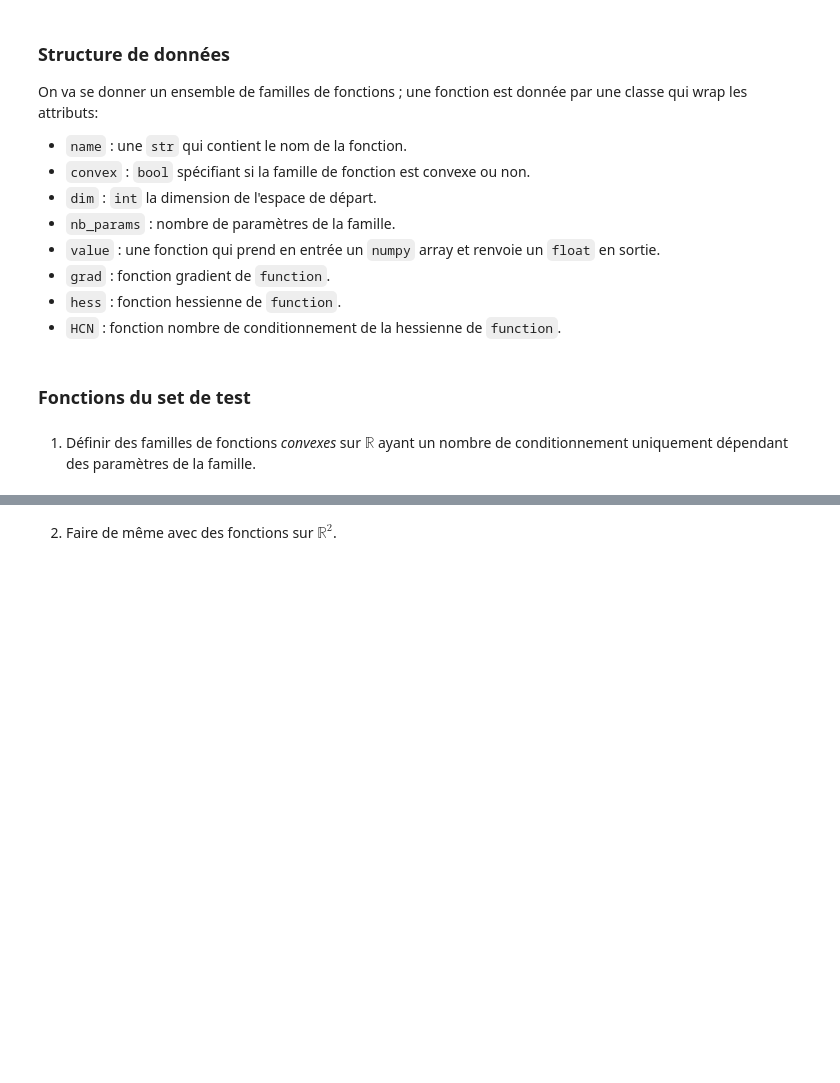
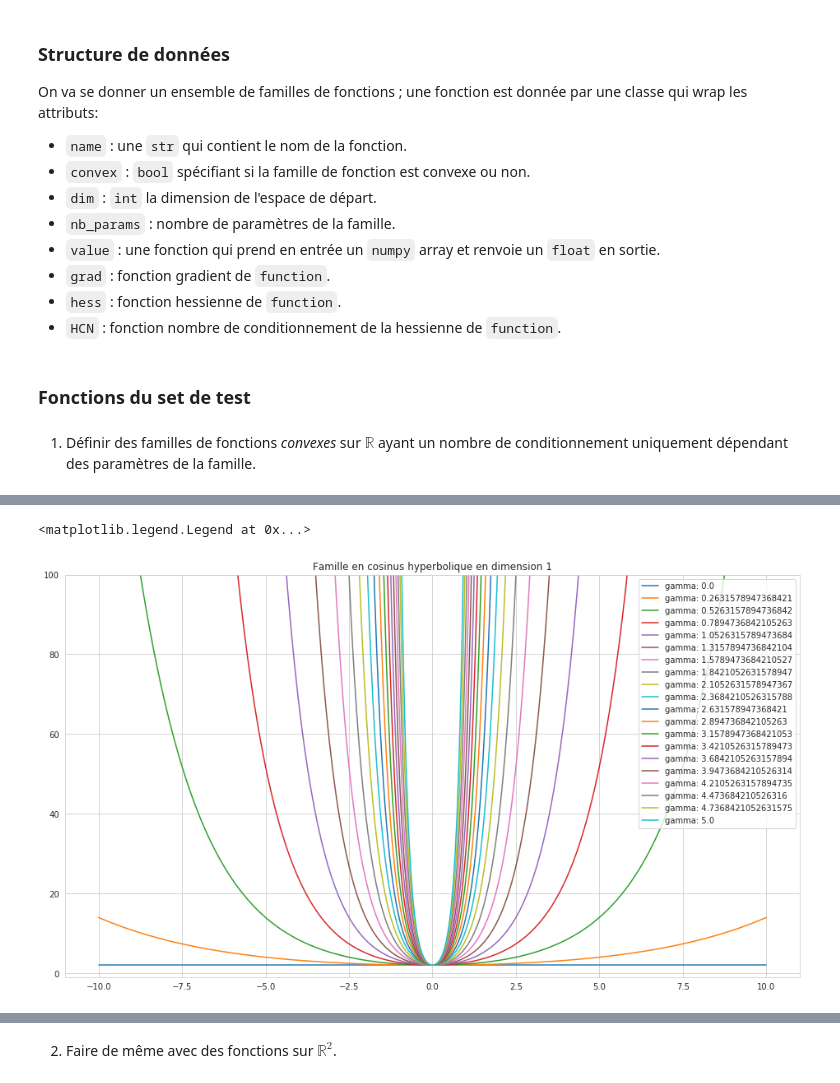
Before and after one commit to bashardudin/Epita-SCIA-OCVX, a Jupyter notebook: Notebooks/TP -- GradientDescent.ipynb, the cells around one changed output, grey strips where cells are left out. Cells and saved outputs as stored; diff of their text form; code cells hidden in the pictures; blank space fills up the shorter version.

```diff
--- a/Notebooks/TP -- GradientDescent.ipynb
+++ b/Notebooks/TP -- GradientDescent.ipynb
@@ -96,0 +120,25 @@ ax.legend()
+# %%
+exp_I_d = {
+    "name": "exp_1",
+    "dim" : 1,
+    "nb_params" : 1,
+    "convex" : True ,
+    "value" : (lambda x, gamma: np.exp(gamma*x) + np.exp(-gamma*x)),
+    "grad"  : (lambda x, gamma: gamma*(np.exp(gamma*x) + np.exp(-gamma*x))),
+    "hess"  : (lambda x, gamma: (gamma**2)*(np.exp(gamma*x) + np.exp(-gamma*x))),
+    "HCN"   : (lambda x, gamma: (gamma**2)*(np.exp(gamma*x) + np.exp(-gamma*x)))
+}
+
+exp_I = test_function(**exp_I_d)
+# %%
+fig, ax = plt.subplots(figsize=(16, 9))
+x = np.linspace(-10, 10, 400)
+ax.set_ylim(-1, 100)
+params = np.linspace(0, 5, 20)
+for gamma in params:
+    ax.plot(x, exp_I.value(x, gamma), label="gamma: {}".format(gamma))
+ax.set_title("Famille en cosinus hyperbolique en dimension 1")
+ax.legend()
+# %% [output]
+<matplotlib.legend.Legend at 0x...>
+[figure, added]
```
Also changed, not shown: parts of 41 cells of this notebook, 1 other file.
